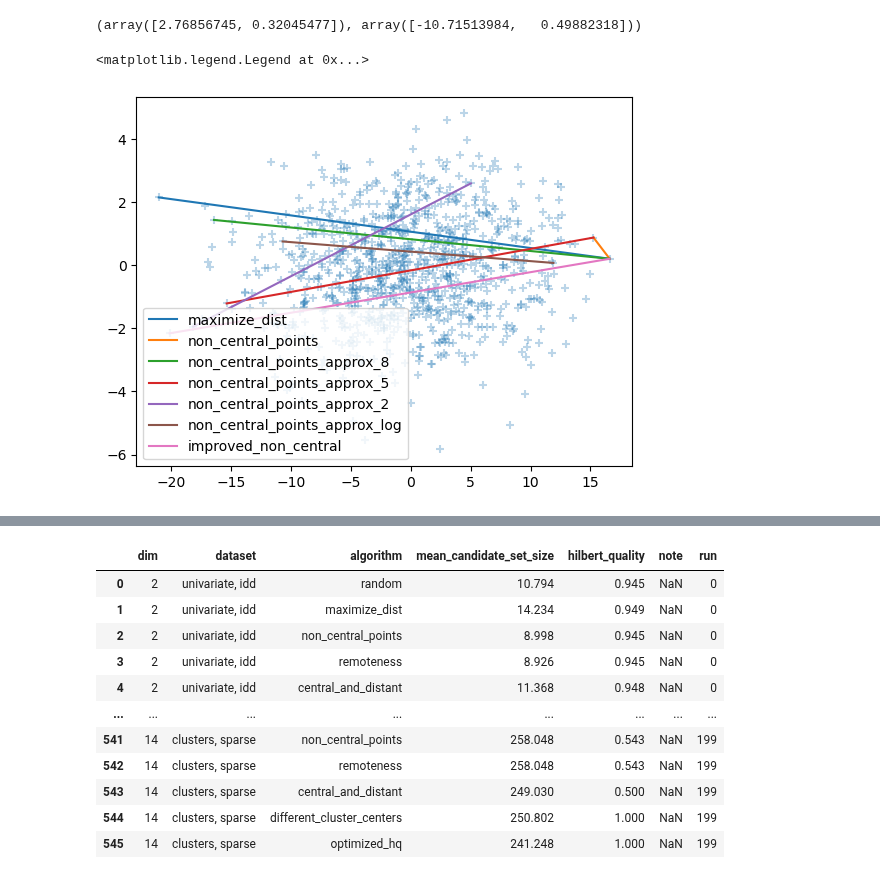
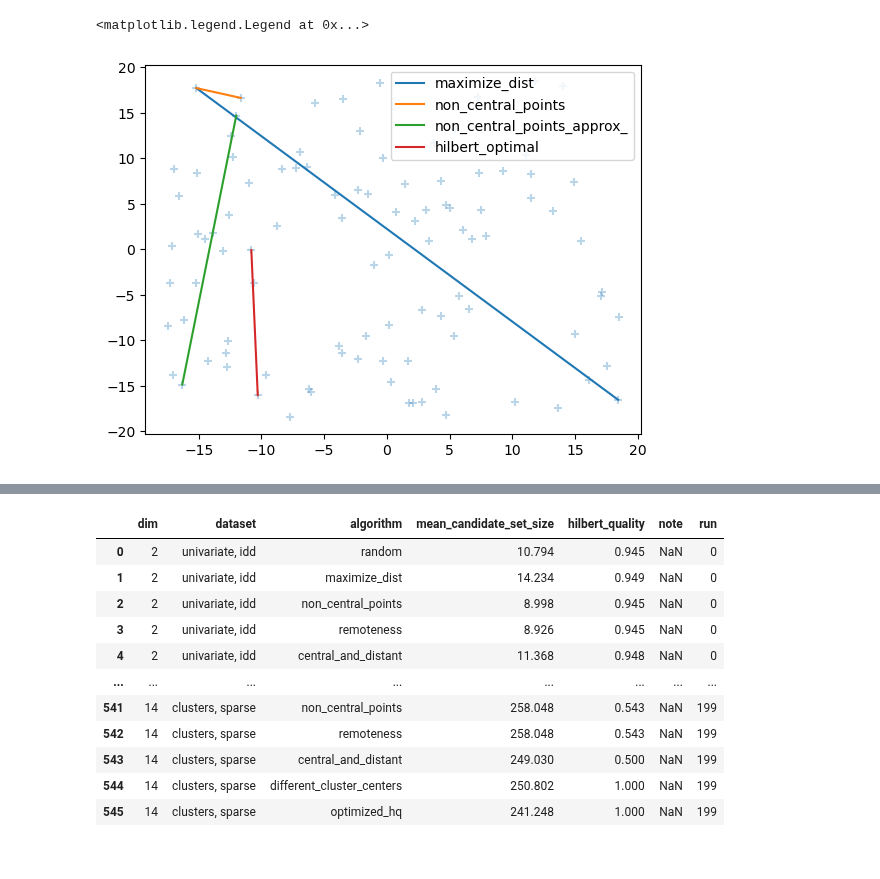
Before and after one commit to DimensionalScoop/metric_spaces, a Jupyter notebook: maths/tetrahedron/what_makes_a_good_pivot.ipynb, the cells around one changed output, grey strips where cells are left out. Drawn from its saved outputs; the diff is of its cells as text; code cells hidden in the pictures.

```diff
--- a/maths/tetrahedron/what_makes_a_good_pivot.ipynb
+++ b/maths/tetrahedron/what_makes_a_good_pivot.ipynb
@@ -68,20 +67,6 @@ generators = {
     "clusters, overlapping":generate_multi_cluster,
     "clusters, sparse":generate_sparse_cluster
 }
-# %%
-if make_probs:
-    def _make_prob(points):
-        # some kind of function that generates probabilities from any values
-        rv = points - points.min(axis=1).reshape(-1,1)
-        rv += 1
-        rv = rv / rv.sum(axis=1).reshape(-1,1)
-        return rv
-
-    normalized_generators = {
-        name : lambda **kwargs:_make_prob(gen(**kwargs))
-        for name, gen in generators.items()}
-    del generators
-    generators = normalized_generators
 # %%
 def _hilbert_quality(points, r):
     try:
@@ -253,36 +269 @@ algs = dict(
 )
-# %%
-two_least_central_heuristically(points, rng, budget=lambda x:x**0.1)
-# %% [output]
-(array([2.76856745, 0.32045477]), array([-10.71513984,   0.49882318]))
-# %%
-# test set that leads to max std points being close together
-rng = np.random.default_rng(0xfeedbbbbb)
-points = generate_gaussian_points(rng, dim=2)
-
-test_algs = dict(
-    maximize_dist=max_dist_points,
-    non_central_points=two_least_central,
-    non_central_points_approx_8=lambda *args,**kwargs:two_least_central_heuristically(
-        *args,**kwargs, budget=lambda x:x**0.8),
-    non_central_points_approx_5=lambda *args,**kwargs:two_least_central_heuristically(
-        *args,**kwargs, budget=lambda x:x**0.5),
-    non_central_points_approx_2=lambda *args,**kwargs:two_least_central_heuristically(
-        *args,**kwargs, budget=lambda x:x**0.2),
-    non_central_points_approx_log=lambda *args,**kwargs:two_least_central_heuristically(
-        *args,**kwargs, budget=lambda x:np.log(x)),
-    improved_non_central=low_centrality_and_far_away
-    )
-
-plt.scatter(points[:,0], points[:,1], alpha=0.3, marker="+")
-
-for name, piv_func in test_algs.items():
-    exact = np.array(piv_func(points, rng=rng))
-    plt.plot(exact[:,0], exact[:,1], label=name)
-
-
-plt.legend()
-# TODO: Choose two opposite non-central points!
-# %% [output]
-<matplotlib.legend.Legend at 0x...>
-[figure, removed]
@@ -313,3 +270,26 @@ def optimize_pivots(points, criterion, return_full=False):
+# %%
+rng = np.random.default_rng()
+points = generate_univar_points(rng, dim=2, n_samples=100)
+
+test_algs = dict(
+    maximize_dist=max_dist_points,
+    non_central_points=two_least_central,
+    non_central_points_approx_=two_least_central_heuristically,
+    hilbert_optimal=hilbert_optimal_pivots,
+    )
+
+plt.scatter(points[:,0], points[:,1], alpha=0.3, marker="+")
+
+for name, piv_func in test_algs.items():
+    exact = np.array(piv_func(points, rng=rng))
+    plt.plot(exact[:,0], exact[:,1], label=name)
+
+
+plt.legend()
+# TODO: Choose two opposite non-central points!
+# %% [output]
+<matplotlib.legend.Legend at 0x...>
+[figure, added]
 # %%
 def compare_projections(point_gen:dict, pivot_selector:dict, dims:list, seed=0, errors="skip"):
     rv = []
```
Also changed, not shown: parts of 16 cells of this notebook, 1 other file.
